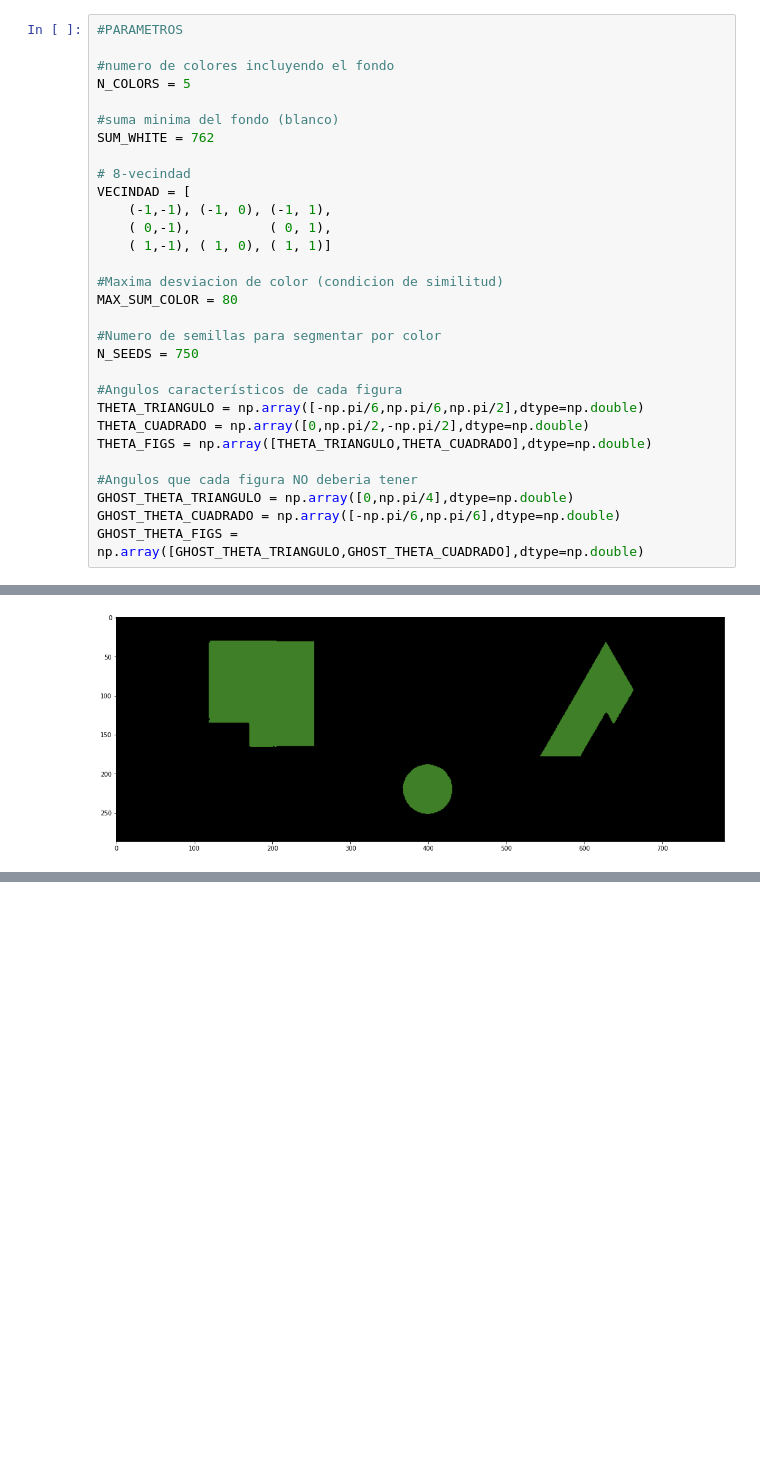
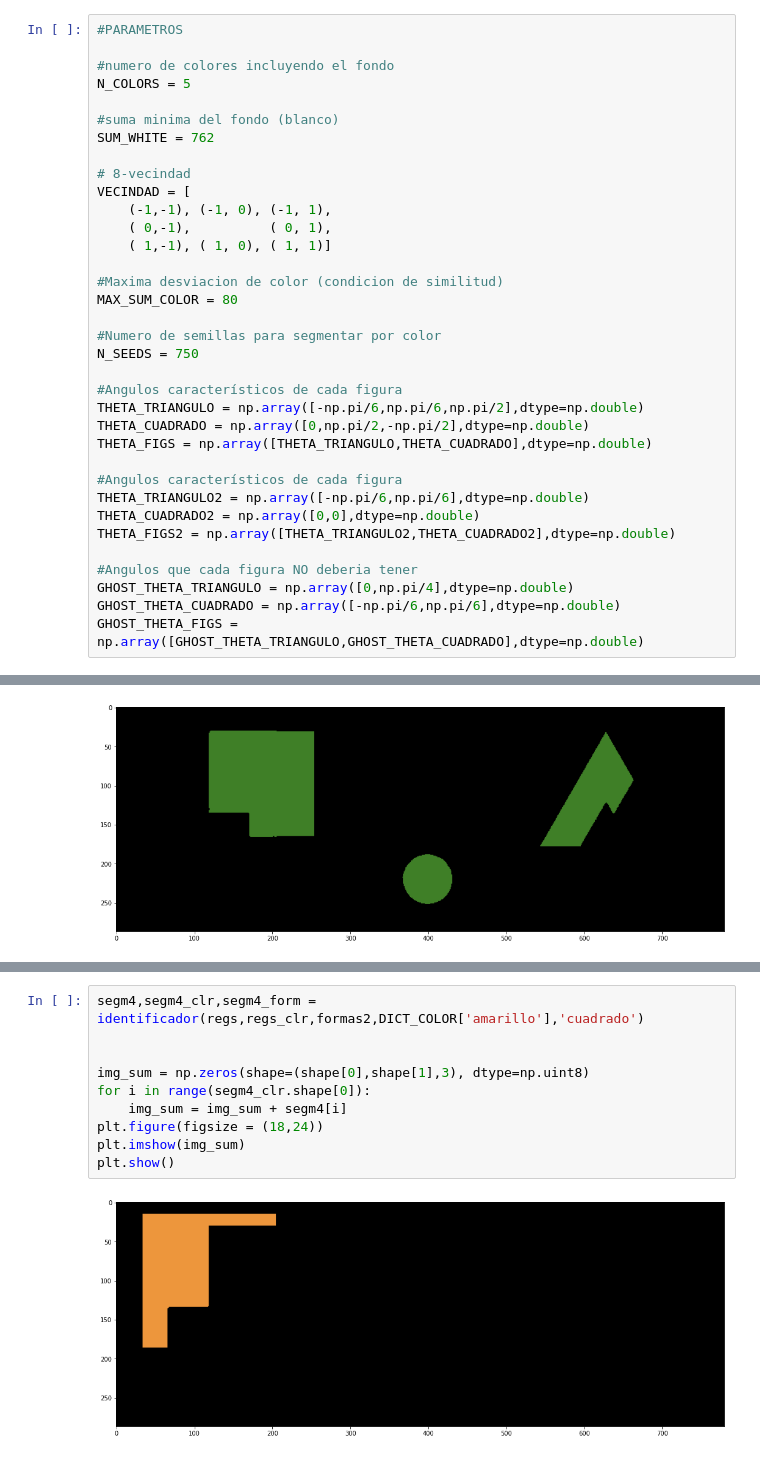
Before and after one commit to ChristopherMoralesA/Tarea-2-Vision, a Jupyter notebook: Notebook-tarea-2.ipynb, the cells around one changed output, grey strips where cells are left out. Cells and saved outputs as stored; diff of their text form; blank space fills up the shorter version.

```diff
--- a/Notebook-tarea-2.ipynb
+++ b/Notebook-tarea-2.ipynb
@@ -57,6 +56,11 @@ THETA_TRIANGULO = np.array([-np.pi/6,np.pi/6,np.pi/2],dtype=np.double)
 THETA_CUADRADO = np.array([0,np.pi/2,-np.pi/2],dtype=np.double)
 THETA_FIGS = np.array([THETA_TRIANGULO,THETA_CUADRADO],dtype=np.double)
 
+#Angulos característicos de cada figura
+THETA_TRIANGULO2 = np.array([-np.pi/6,np.pi/6],dtype=np.double)
+THETA_CUADRADO2 = np.array([0,0],dtype=np.double)
+THETA_FIGS2 = np.array([THETA_TRIANGULO2,THETA_CUADRADO2],dtype=np.double)
+
 #Angulos que cada figura NO deberia tener
 GHOST_THETA_TRIANGULO = np.array([0,np.pi/4],dtype=np.double)
 GHOST_THETA_CUADRADO = np.array([-np.pi/6,np.pi/6],dtype=np.double)
@@ -311,0 +357,12 @@ plt.show()
+# %%
+segm4,segm4_clr,segm4_form = identificador(regs,regs_clr,formas2,DICT_COLOR['amarillo'],'cuadrado')
+
+
+img_sum = np.zeros(shape=(shape[0],shape[1],3), dtype=np.uint8)
+for i in range(segm4_clr.shape[0]):
+    img_sum = img_sum + segm4[i]
+plt.figure(figsize = (18,24))
+plt.imshow(img_sum)
+plt.show()
+# %% [output]
+[figure, added]
```
Also changed, not shown: parts of 9 cells of this notebook, 4 other files.
